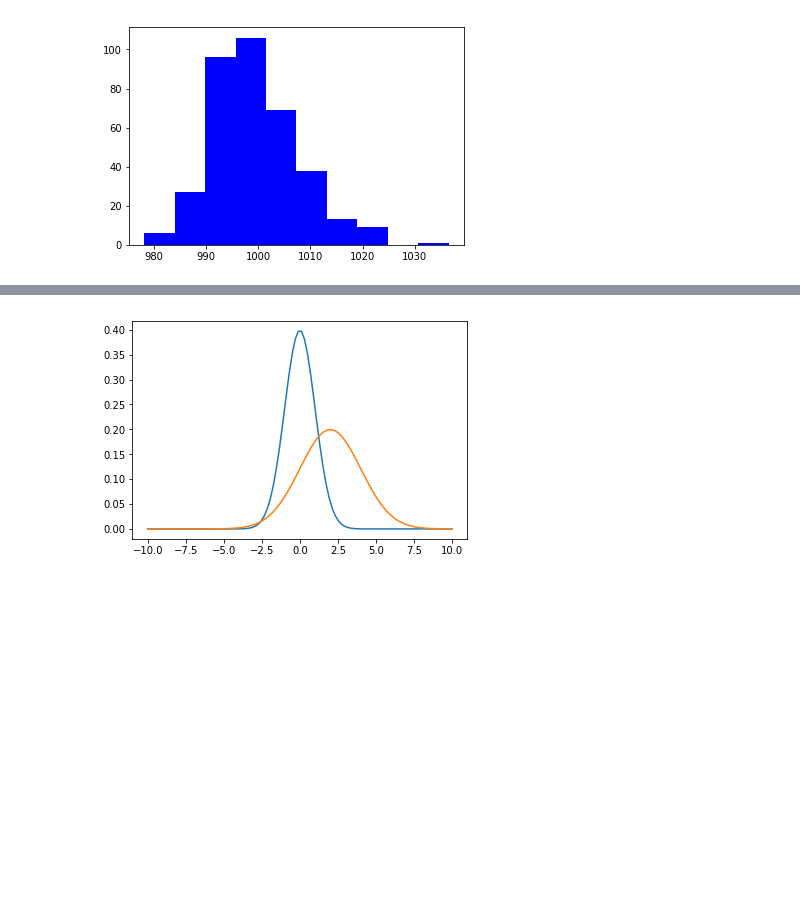
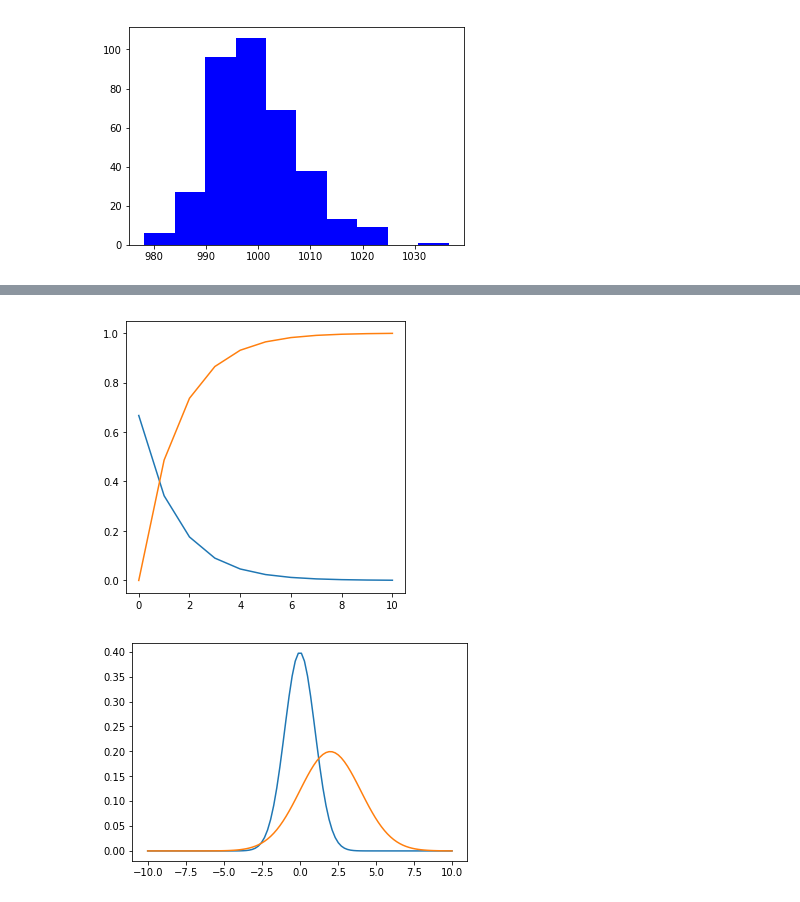
Before and after one commit to lynn0503/Notes-backup, a Jupyter notebook: Probability and Statistics.ipynb, the cells around one changed output, grey strips where cells are left out. Saved outputs shown, nothing was run; the diff lists cells and outputs as text; code cells hidden in the pictures; blank space fills up the shorter version.

```diff
--- a/Probability and Statistics.ipynb
+++ b/Probability and Statistics.ipynb
@@ -207,3 +208,14 @@ plt.show()
+# %%
+# 指数分布,scale为标准差
+fig=plt.figure(figsize=(5,5))
+x=np.arange(11)
+exp_distribution=E(scale=1.5)
+y=exp_distribution.pdf(x)
+plt.plot(x,y)
+plt.plot(x,exp_distribution.cdf(x))
+plt.show()
+# %% [output]
+[figure, added]
 # %%
 # 正态分布
 x=np.linspace(-10,10,100)
```
Also changed, not shown: parts of 4 cells of this notebook.
